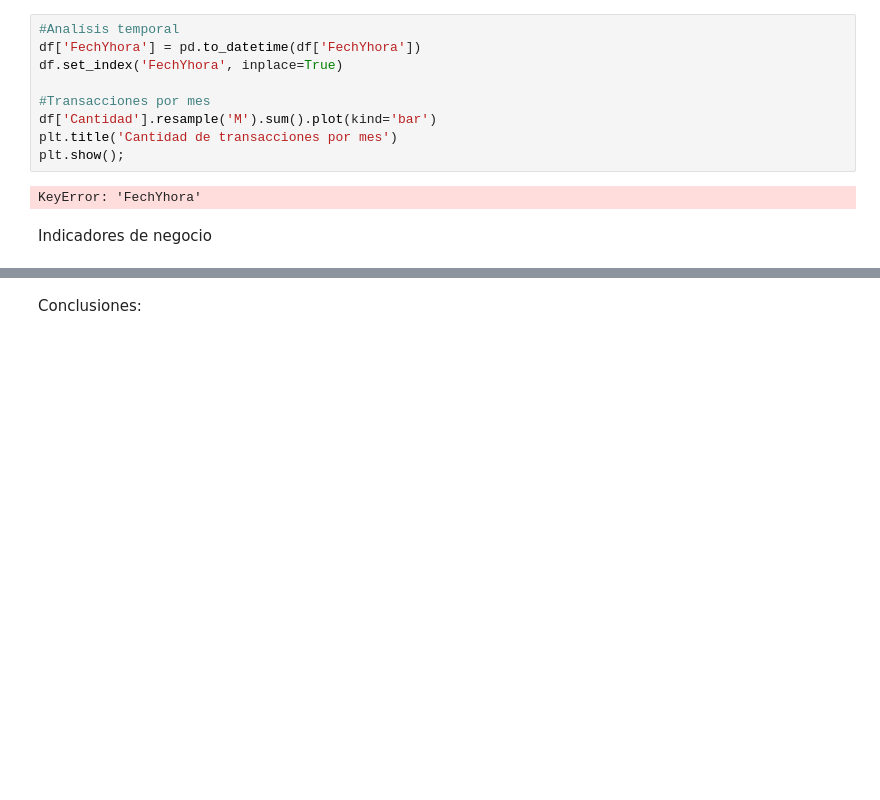
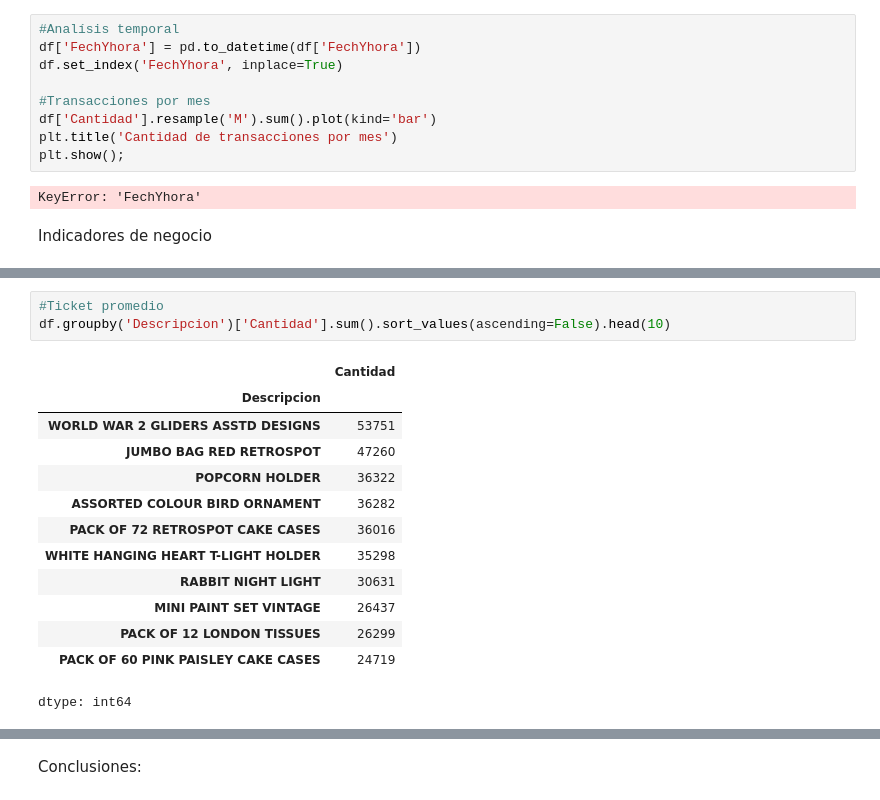
Before and after one commit to GabrielHinostroza2/EDA_FundamentosML_GabrielHinostroza, a Jupyter notebook: Evaluacion1.ipynb, the cells around one changed output, grey strips where cells are left out. Cells and saved outputs as stored; diff of their text form; blank space fills up the shorter version.

```diff
--- a/Evaluacion1.ipynb
+++ b/Evaluacion1.ipynb
@@ -221,0 +218,17 @@ np.float64(4.632655674836623)
+# %%
+#Ticket promedio
+df.groupby('Descripcion')['Cantidad'].sum().sort_values(ascending=False).head(10)
+# %% [output]
+|  | Cantidad |
+| Descripcion |  |
+| WORLD WAR 2 GLIDERS ASSTD DESIGNS | 53751 |
+| JUMBO BAG RED RETROSPOT | 47260 |
+| POPCORN HOLDER | 36322 |
+| ASSORTED COLOUR BIRD ORNAMENT | 36282 |
+| PACK OF 72 RETROSPOT CAKE CASES | 36016 |
+| WHITE HANGING HEART T-LIGHT HOLDER | 35298 |
+| RABBIT NIGHT LIGHT | 30631 |
+| MINI PAINT SET VINTAGE | 26437 |
+| PACK OF 12 LONDON TISSUES | 26299 |
+| PACK OF 60 PINK PAISLEY CAKE CASES | 24719 |
+dtype: int64
```
Also changed, not shown: parts of 2 cells of this notebook.
